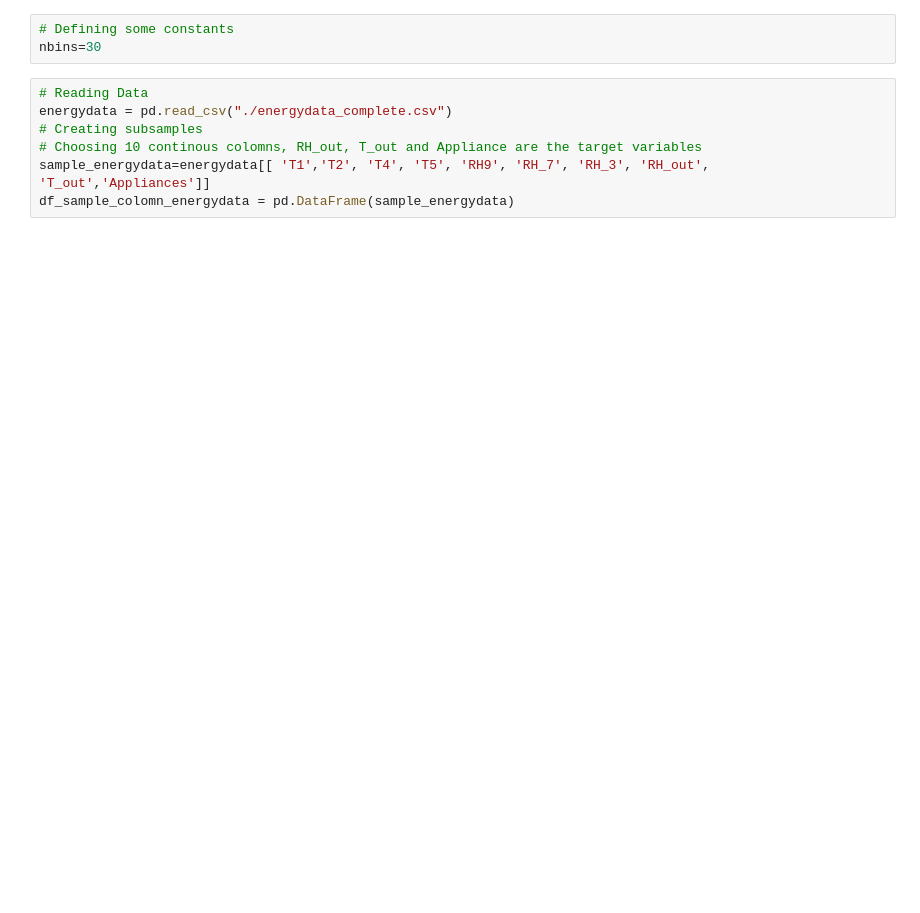
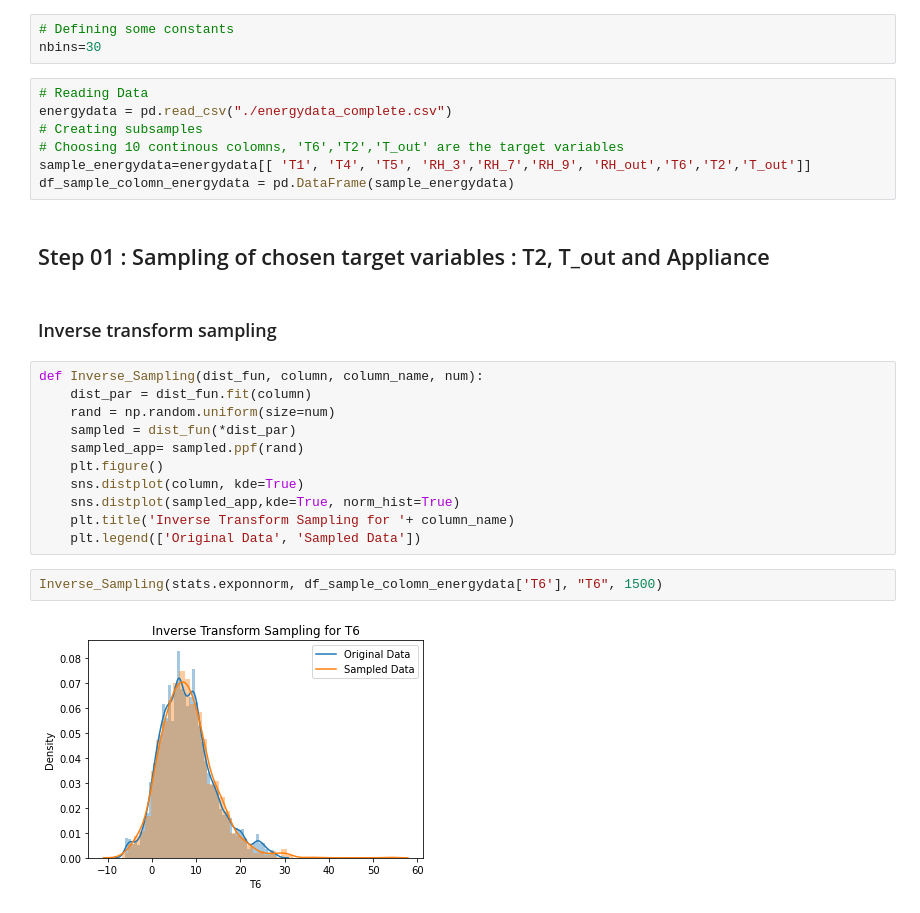
Before and after one commit to Nemat-Allah-Aloush/Multivariate_Data_Analysis, a Jupyter notebook: lab_03.ipynb, the cells around one changed output. Cells and saved outputs as stored; diff of their text form; blank space fills up the shorter version.

```diff
--- a/lab_03.ipynb
+++ b/lab_03.ipynb
@@ -29,6 +42,25 @@ nbins=30
 # Reading Data
 energydata = pd.read_csv("./energydata_complete.csv")
 # Creating subsamples
-# Choosing 10 continous colomns, RH_out, T_out and Appliance are the target variables
-sample_energydata=energydata[[ 'T1','T2', 'T4', 'T5', 'RH9', 'RH_7', 'RH_3', 'RH_out', 'T_out','Appliances']]
+# Choosing 10 continous colomns, 'T6','T2','T_out' are the target variables
+sample_energydata=energydata[[ 'T1', 'T4', 'T5', 'RH_3','RH_7','RH_9', 'RH_out','T6','T2','T_out']]
 df_sample_colomn_energydata = pd.DataFrame(sample_energydata)
+# %% [markdown]
+## Step 01 : Sampling of chosen target variables : T2, T_out and Appliance
+# %% [markdown]
+### Inverse transform sampling
+# %%
+def Inverse_Sampling(dist_fun, column, column_name, num):
+    dist_par = dist_fun.fit(column)
+    rand = np.random.uniform(size=num)
+    sampled = dist_fun(*dist_par)
+    sampled_app= sampled.ppf(rand)
+    plt.figure()
+    sns.distplot(column, kde=True)
+    sns.distplot(sampled_app,kde=True, norm_hist=True)
+    plt.title('Inverse Transform Sampling for '+ column_name)
+    plt.legend(['Original Data', 'Sampled Data'])
+# %%
+Inverse_Sampling(stats.exponnorm, df_sample_colomn_energydata['T6'], "T6", 1500)
+# %% [output]
+[figure, added]
```
Also changed, not shown: parts of 19 cells of this notebook.
